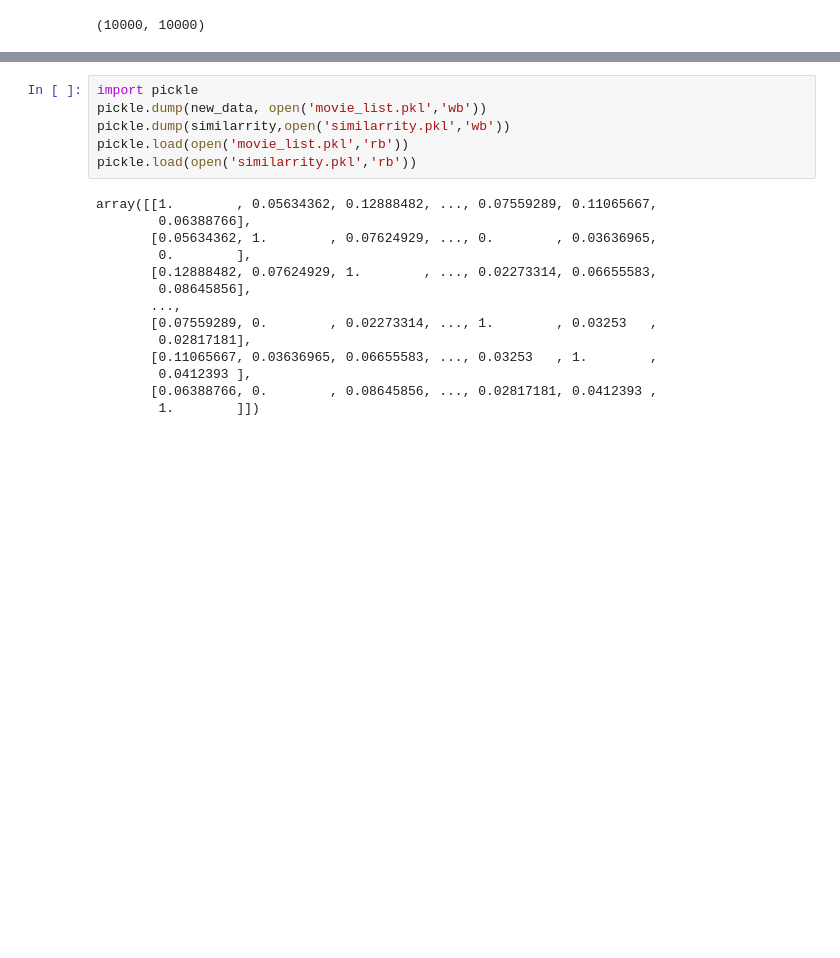
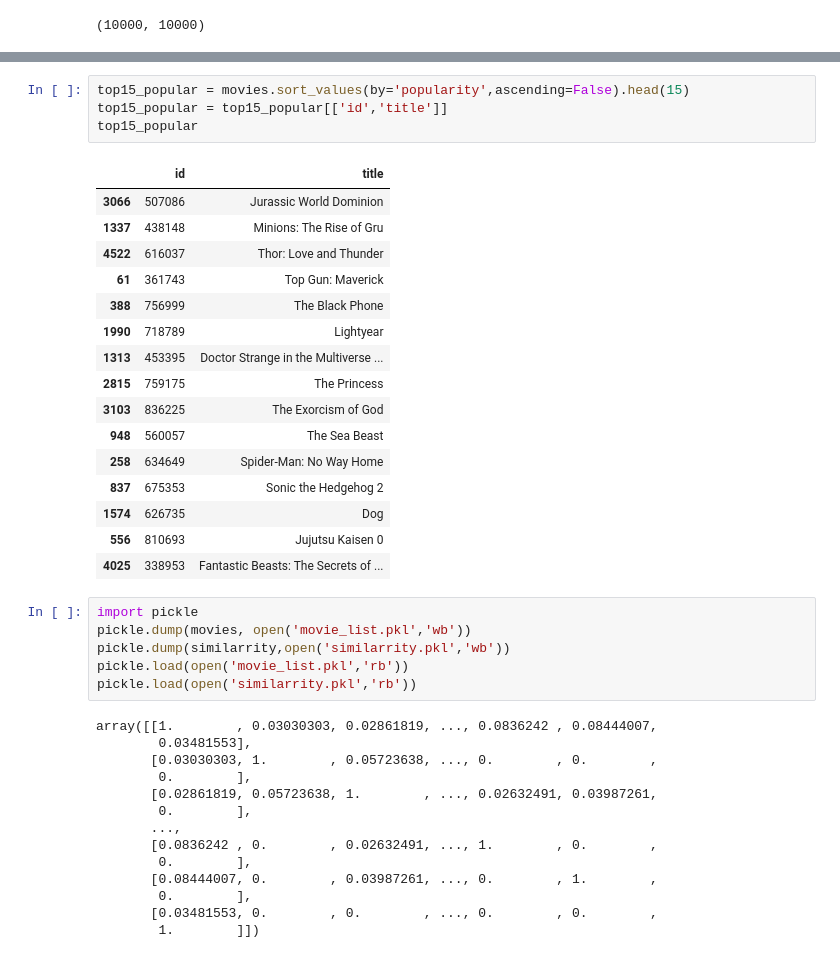
Before and after one commit to giaphong28/cuoiky, a Jupyter notebook: Main copy.ipynb, the cells around one changed output, grey strips where cells are left out. Cells and saved outputs as stored; diff of their text form; blank space fills up the shorter version.

```diff
--- a/Main.ipynb
+++ b/Main copy.ipynb
@@ -179,20 +179,41 @@ Star Wars: Episode III - Revenge of the Sith
+# %%
+top15_popular = movies.sort_values(by='popularity',ascending=False).head(15)
+top15_popular = top15_popular[['id','title']]
+top15_popular
+# %% [output]
+|  | id | title |
+| 3066 | 507086 | Jurassic World Dominion |
+| 1337 | 438148 | Minions: The Rise of Gru |
+| 4522 | 616037 | Thor: Love and Thunder |
+| 61 | 361743 | Top Gun: Maverick |
+| 388 | 756999 | The Black Phone |
+| 1990 | 718789 | Lightyear |
+| 1313 | 453395 | Doctor Strange in the Multiverse ... |
+| 2815 | 759175 | The Princess |
+| 3103 | 836225 | The Exorcism of God |
+| 948 | 560057 | The Sea Beast |
+| 258 | 634649 | Spider-Man: No Way Home |
+| 837 | 675353 | Sonic the Hedgehog 2 |
+| 1574 | 626735 | Dog |
+| 556 | 810693 | Jujutsu Kaisen 0 |
+| 4025 | 338953 | Fantastic Beasts: The Secrets of ... |
 # %%
 import pickle
-pickle.dump(new_data, open('movie_list.pkl','wb'))
+pickle.dump(movies, open('movie_list.pkl','wb'))
 pickle.dump(similarrity,open('similarrity.pkl','wb'))
 pickle.load(open('movie_list.pkl','rb'))
 pickle.load(open('similarrity.pkl','rb'))
 # %% [output]
-array([[1.        , 0.05634362, 0.12888482, ..., 0.07559289, 0.11065667,
-        0.06388766],
-       [0.05634362, 1.        , 0.07624929, ..., 0.        , 0.03636965,
+array([[1.        , 0.03030303, 0.02861819, ..., 0.0836242 , 0.08444007,
+        0.03481553],
+       [0.03030303, 1.        , 0.05723638, ..., 0.        , 0.        ,
         0.        ],
-       [0.12888482, 0.07624929, 1.        , ..., 0.02273314, 0.06655583,
-        0.08645856],
+       [0.02861819, 0.05723638, 1.        , ..., 0.02632491, 0.03987261,
+        0.        ],
        ...,
-       [0.07559289, 0.        , 0.02273314, ..., 1.        , 0.03253   ,
-        0.02817181],
-       [0.11065667, 0.03636965, 0.06655583, ..., 0.03253   , 1.        ,
-        0.0412393 ],
-       [0.06388766, 0.        , 0.08645856, ..., 0.02817181, 0.0412393 ,
+       [0.0836242 , 0.        , 0.02632491, ..., 1.        , 0.        ,
+        0.        ],
+       [0.08444007, 0.        , 0.03987261, ..., 0.        , 1.        ,
+        0.        ],
+       [0.03481553, 0.        , 0.        , ..., 0.        , 0.        ,
         1.        ]])
```
Also changed, not shown: parts of 8 cells of this notebook, 2 other files.
